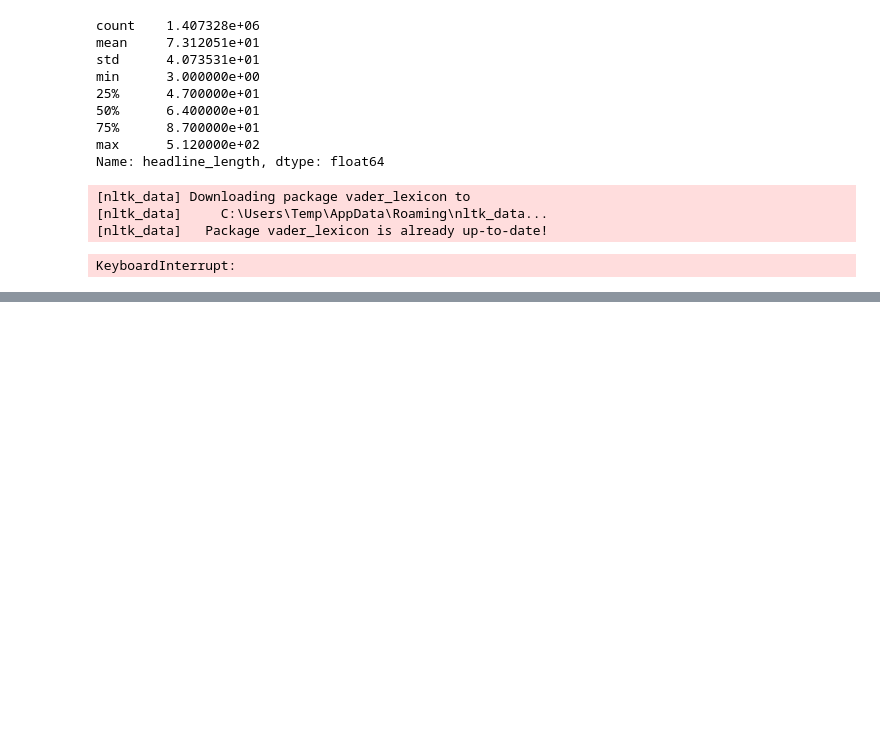
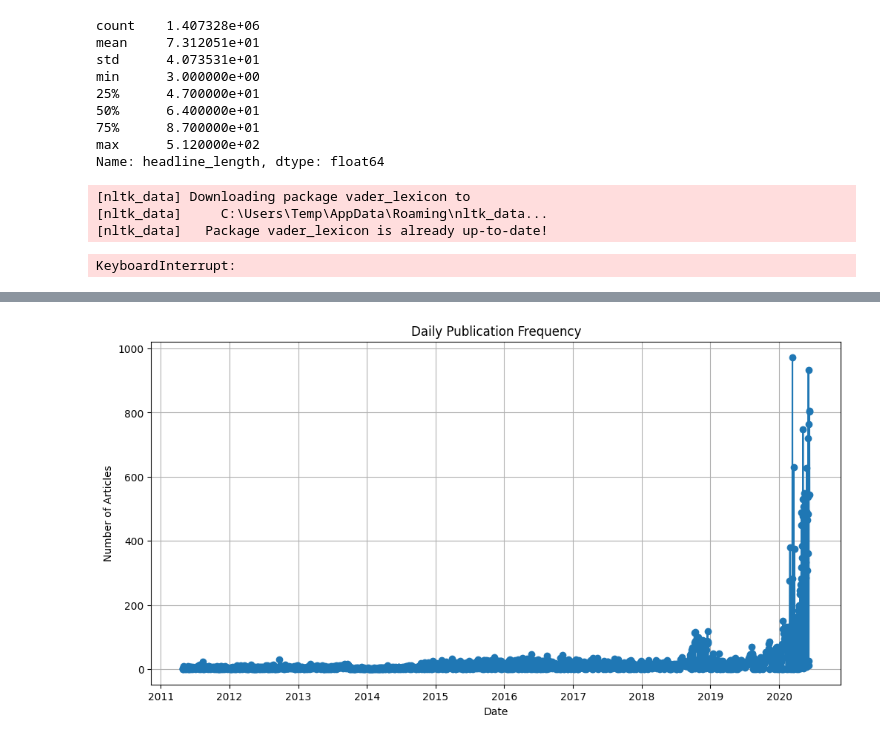
Before and after one commit to Tesfahun03/Stock-market-forecasting, a Jupyter notebook: notebooks/text-analysis.ipynb, the cells around one changed output, grey strips where cells are left out. Saved outputs shown, nothing was run; the diff lists cells and outputs as text; code cells hidden in the pictures; blank space fills up the shorter version.

Commit message:
performing Time series analysis and publisher analysis

```diff
--- a/notebooks/text-analysis.ipynb
+++ b/notebooks/text-analysis.ipynb
@@ -92,0 +160,16 @@ KeyboardInterrupt:
+# %%
+# Convert the date column to datetime, handling mismatched formats
+data['date'] = pd.to_datetime(data['date'], errors='coerce')
+
+# Check for rows with invalid dates
+invalid_dates = data[data['date'].isna()]
+print("Rows with invalid dates:\n", invalid_dates)
+
+# Drop rows with invalid dates (if necessary)
+data = data.dropna(subset=['date'])
+
+# Extract the date part (without time) for daily frequency analysis
+data['date_only'] = data['date'].dt.date
+
+# Extract hour for time-based frequency analysis
+data['hour'] = data['date'].dt.hour
@@ -92,0 +194,15 @@ KeyboardInterrupt:
+# %%
+# Group by date and count the number of articles
+daily_counts = data.groupby('date_only').size()
+
+# Plot the publication frequency
+import matplotlib.pyplot as plt
+
+plt.figure(figsize=(12, 6))
+daily_counts.plot(kind='line', marker='o', title='Daily Publication Frequency')
+plt.xlabel('Date')
+plt.ylabel('Number of Articles')
+plt.grid()
+plt.show()
+# %% [output]
+[figure, added]
```
Also changed, not shown: parts of 9 cells of this notebook.
